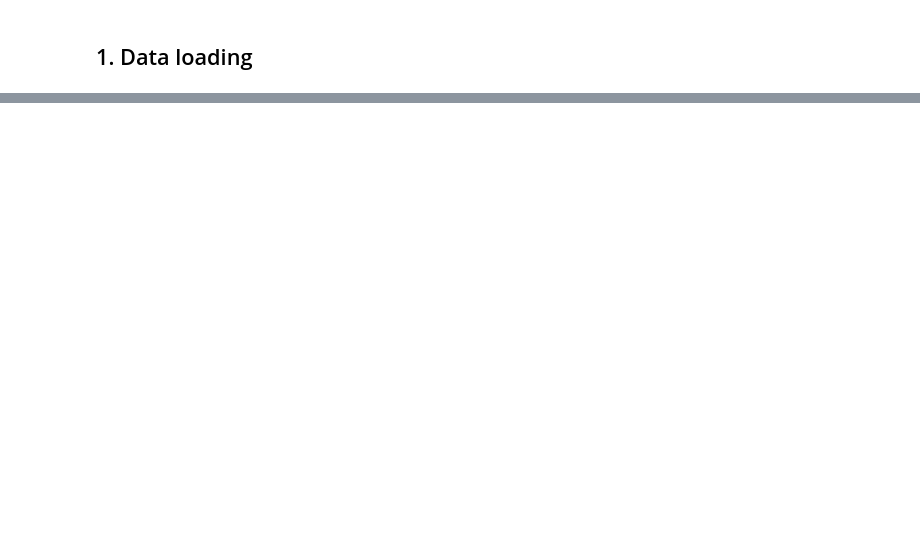
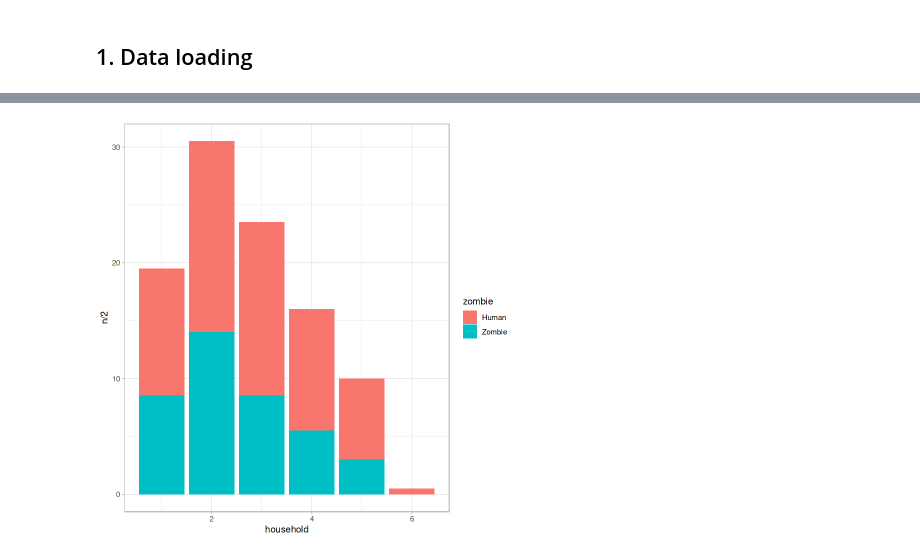
Before and after one commit to ddojo/ddojo.github.io, a Jupyter notebook: sessions/31_zombies/R.ipynb, the cells around one changed output, grey strips where cells are left out. Cells and saved outputs as stored; diff of their text form; code cells hidden in the pictures; blank space fills up the shorter version.

```diff
--- a/sessions/31_zombies/R.ipynb
+++ b/sessions/31_zombies/R.ipynb
@@ -58,2 +58,4 @@ set.seed(42)
 # %% [markdown]
 ## 1. Data loading
+# %%
+zombie_data=read_csv("zombies.csv")
@@ -59,0 +120,7 @@ set.seed(42)
+# %%
+#zombie_col = function(feature){
+    zombie_data %>% group_by(zombie) %>% count(household) %>%
+    ggplot(aes(x = household, y = n/2,fill = zombie)) + geom_col()
+#}
+# %% [output]
+[figure, added]
```
Also changed, not shown: parts of 17 cells of this notebook, 4 other files.
